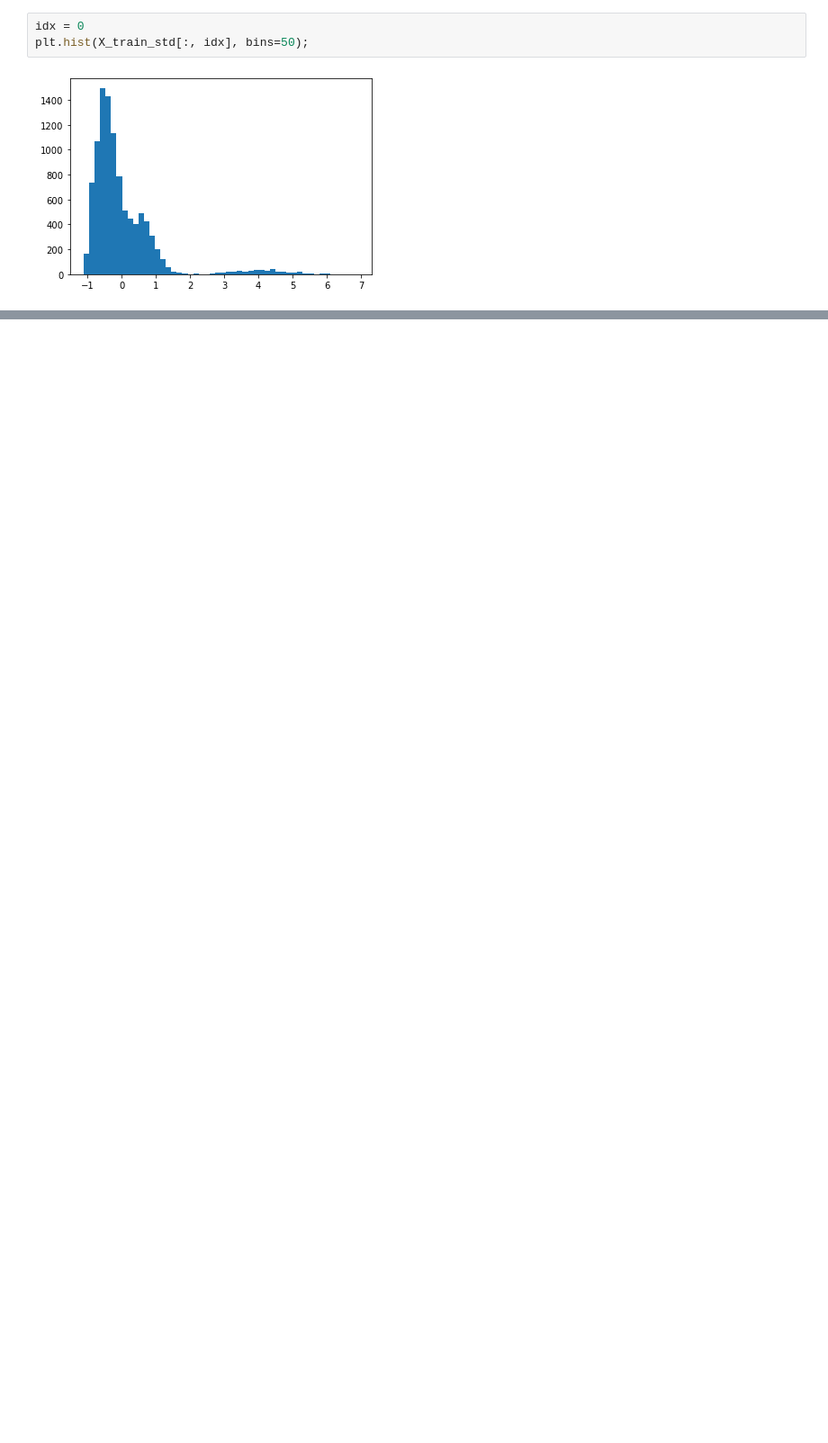
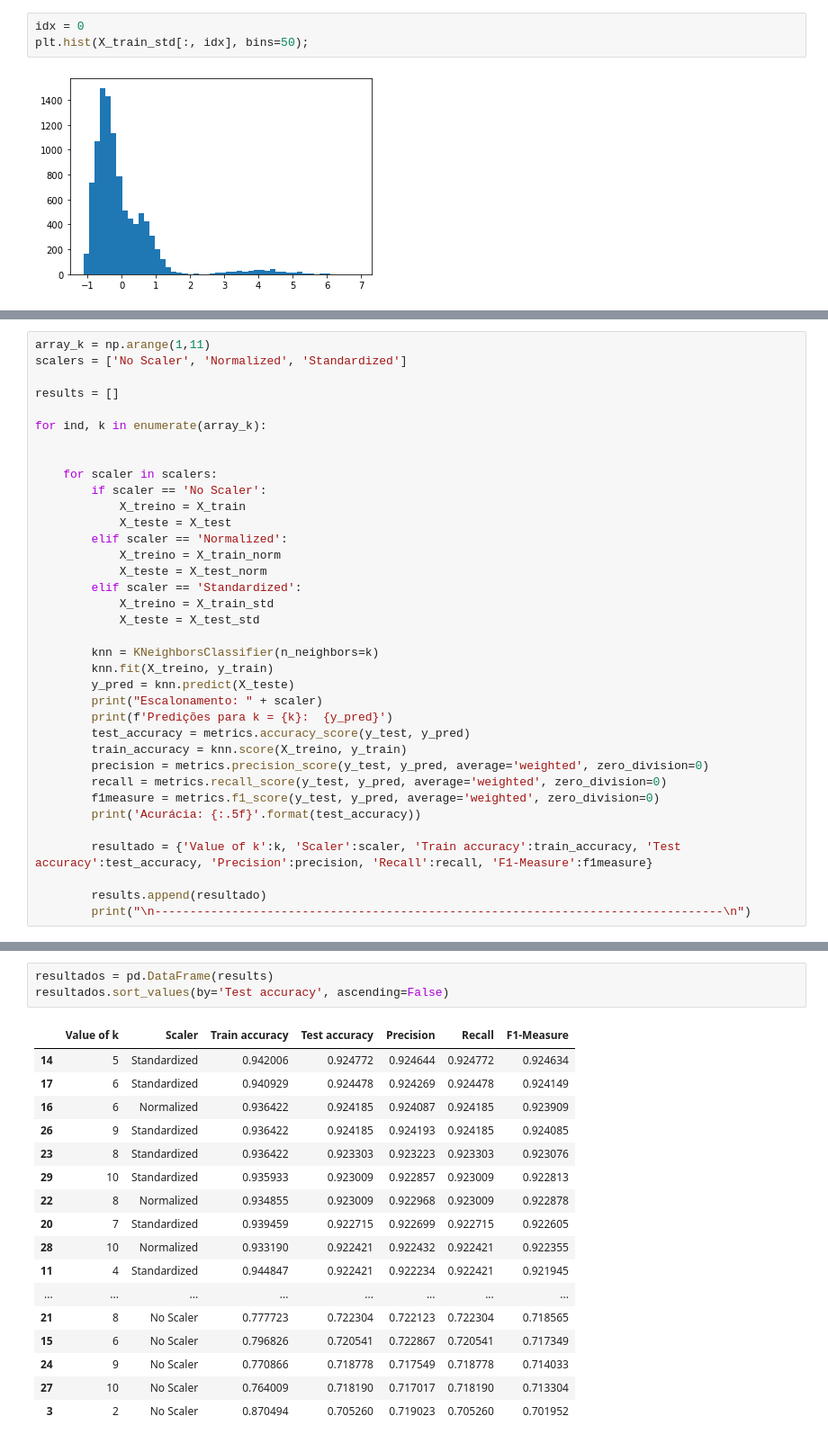
Before and after one commit to ruanfelipe7/machine_learning_activities, a Jupyter notebook: Trabalho1/Trabalho_01.ipynb, the cells around one changed output, grey strips where cells are left out. Shown at 90% size. Saved outputs shown, nothing was run; the diff lists cells and outputs as text; blank space fills up the shorter version.

```diff
--- a/Trabalho1/Trabalho_01.ipynb
+++ b/Trabalho1/Trabalho_01.ipynb
@@ -209,0 +124,36 @@ plt.show()
+# %%
+array_k = np.arange(1,11)
+scalers = ['No Scaler', 'Normalized', 'Standardized']
+
+results = []
+
+for ind, k in enumerate(array_k):
+
+
+    for scaler in scalers:
+        if scaler == 'No Scaler':
+            X_treino = X_train
+            X_teste = X_test
+        elif scaler == 'Normalized':
+            X_treino = X_train_norm
+            X_teste = X_test_norm
+        elif scaler == 'Standardized':
+            X_treino = X_train_std
+            X_teste = X_test_std
+
+        knn = KNeighborsClassifier(n_neighbors=k)
+        knn.fit(X_treino, y_train)
+        y_pred = knn.predict(X_teste)
+        print("Escalonamento: " + scaler)
+        print(f'Predições para k = {k}:  {y_pred}')
+        test_accuracy = metrics.accuracy_score(y_test, y_pred)
+        train_accuracy = knn.score(X_treino, y_train)
+        precision = metrics.precision_score(y_test, y_pred, average='weighted', zero_division=0)
+        recall = metrics.recall_score(y_test, y_pred, average='weighted', zero_division=0)
+        f1measure = metrics.f1_score(y_test, y_pred, average='weighted', zero_division=0)
+        print('Acurácia: {:.5f}'.format(test_accuracy))
+
+        resultado = {'Value of k':k, 'Scaler':scaler, 'Train accuracy':train_accuracy, 'Test accuracy':test_accuracy, 'Precision':precision, 'Recall':recall, 'F1-Measure':f1measure}
+
+        results.append(resultado)
+        print("\n---------------------------------------------------------------------------------\n")
@@ -209,0 +178,21 @@ plt.show()
+# %%
+resultados = pd.DataFrame(results)
+resultados.sort_values(by='Test accuracy', ascending=False)
+# %% [output]
+|  | Value of k | Scaler | Train accuracy | Test accuracy | Precision | Recall | F1-Measure |
+| 14 | 5 | Standardized | 0.942006 | 0.924772 | 0.924644 | 0.924772 | 0.924634 |
+| 17 | 6 | Standardized | 0.940929 | 0.924478 | 0.924269 | 0.924478 | 0.924149 |
+| 16 | 6 | Normalized | 0.936422 | 0.924185 | 0.924087 | 0.924185 | 0.923909 |
+| 26 | 9 | Standardized | 0.936422 | 0.924185 | 0.924193 | 0.924185 | 0.924085 |
+| 23 | 8 | Standardized | 0.936422 | 0.923303 | 0.923223 | 0.923303 | 0.923076 |
+| 29 | 10 | Standardized | 0.935933 | 0.923009 | 0.922857 | 0.923009 | 0.922813 |
+| 22 | 8 | Normalized | 0.934855 | 0.923009 | 0.922968 | 0.923009 | 0.922878 |
+| 20 | 7 | Standardized | 0.939459 | 0.922715 | 0.922699 | 0.922715 | 0.922605 |
+| 28 | 10 | Normalized | 0.933190 | 0.922421 | 0.922432 | 0.922421 | 0.922355 |
+| 11 | 4 | Standardized | 0.944847 | 0.922421 | 0.922234 | 0.922421 | 0.921945 |
+| ... | ... | ... | ... | ... | ... | ... | ... |
+| 21 | 8 | No Scaler | 0.777723 | 0.722304 | 0.722123 | 0.722304 | 0.718565 |
+| 15 | 6 | No Scaler | 0.796826 | 0.720541 | 0.722867 | 0.720541 | 0.717349 |
+| 24 | 9 | No Scaler | 0.770866 | 0.718778 | 0.717549 | 0.718778 | 0.714033 |
+| 27 | 10 | No Scaler | 0.764009 | 0.718190 | 0.717017 | 0.718190 | 0.713304 |
+| 3 | 2 | No Scaler | 0.870494 | 0.705260 | 0.719023 | 0.705260 | 0.701952 |
```
Also changed, not shown: parts of 21 cells of this notebook.
